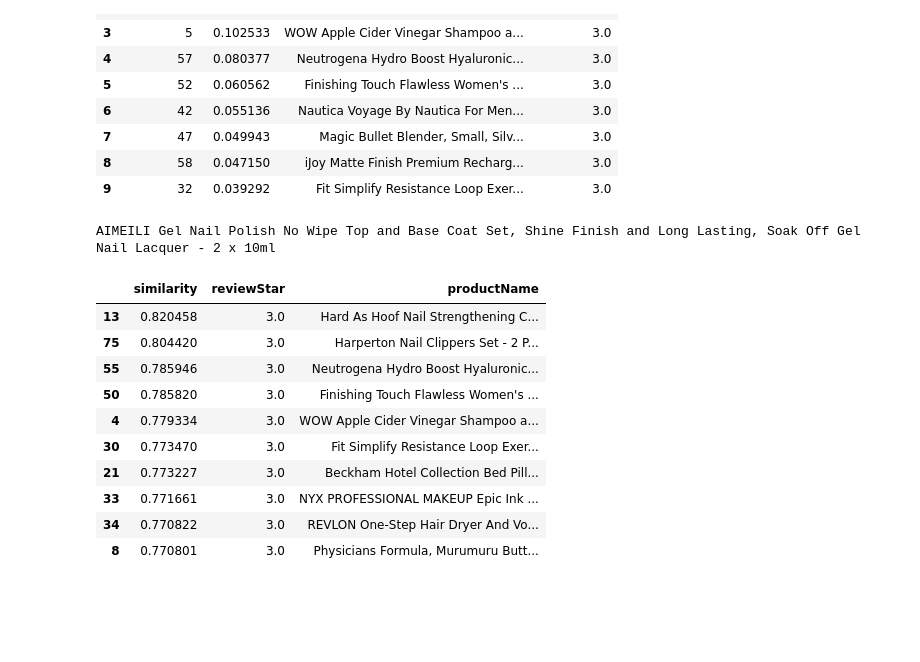
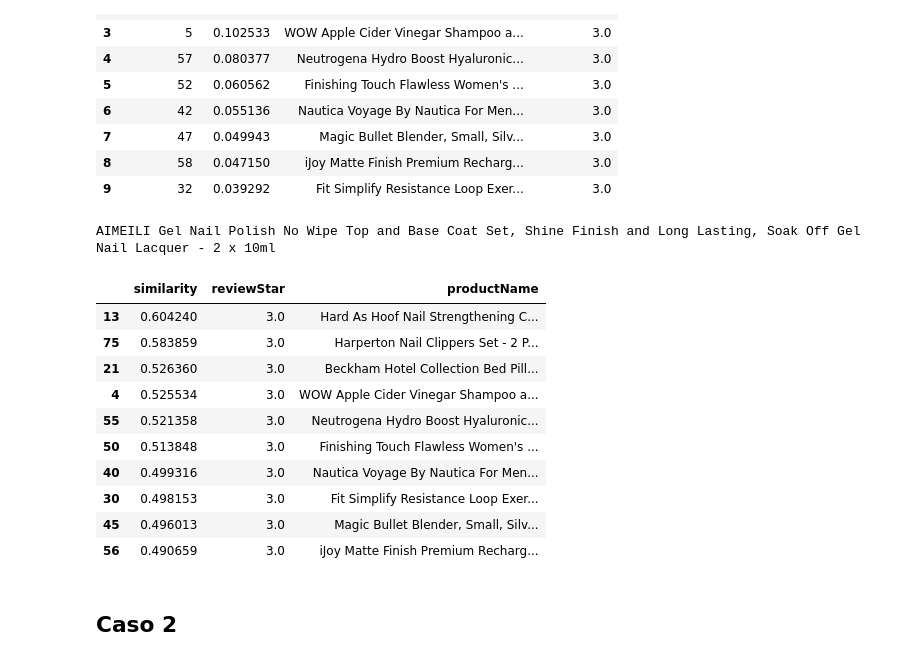
Before and after one commit to yanruwu/hackio-lab-nlp, a Jupyter notebook: modulo09-leccion06-nlp-LAB.ipynb, the cells around one changed output. Cells and saved outputs as stored; diff of their text form; code cells hidden in the pictures; blank space fills up the shorter version.

```diff
--- a/modulo09-leccion06-nlp-LAB.ipynb
+++ b/modulo09-leccion06-nlp-LAB.ipynb
@@ -343,17 +349,19 @@ def get_compound_rec(product_id, review_weight=0.5, n_recs=10):
     result["productName"] = merged["productName_x"]
     return result.sort_values(by="similarity", ascending=False).head(n_recs)
 # %%
-get_compound_rec(29, review_weight=0.8)
+get_compound_rec(29, review_weight=0.5)
 # %% [output]
 AIMEILI Gel Nail Polish No Wipe Top and Base Coat Set, Shine Finish and Long Lasting, Soak Off Gel Nail Lacquer - 2 x 10ml
 |  | similarity | reviewStar | productName |
-| 13 | 0.820458 | 3.0 | Hard As Hoof Nail Strengthening C... |
-| 75 | 0.804420 | 3.0 | Harperton Nail Clippers Set - 2 P... |
-| 55 | 0.785946 | 3.0 | Neutrogena Hydro Boost Hyaluronic... |
-| 50 | 0.785820 | 3.0 | Finishing Touch Flawless Women's ... |
-| 4 | 0.779334 | 3.0 | WOW Apple Cider Vinegar Shampoo a... |
-| 30 | 0.773470 | 3.0 | Fit Simplify Resistance Loop Exer... |
-| 21 | 0.773227 | 3.0 | Beckham Hotel Collection Bed Pill... |
-| 33 | 0.771661 | 3.0 | NYX PROFESSIONAL MAKEUP Epic Ink ... |
-| 34 | 0.770822 | 3.0 | REVLON One-Step Hair Dryer And Vo... |
-| 8 | 0.770801 | 3.0 | Physicians Formula, Murumuru Butt... |
+| 13 | 0.604240 | 3.0 | Hard As Hoof Nail Strengthening C... |
+| 75 | 0.583859 | 3.0 | Harperton Nail Clippers Set - 2 P... |
+| 21 | 0.526360 | 3.0 | Beckham Hotel Collection Bed Pill... |
+| 4 | 0.525534 | 3.0 | WOW Apple Cider Vinegar Shampoo a... |
+| 55 | 0.521358 | 3.0 | Neutrogena Hydro Boost Hyaluronic... |
+| 50 | 0.513848 | 3.0 | Finishing Touch Flawless Women's ... |
+| 40 | 0.499316 | 3.0 | Nautica Voyage By Nautica For Men... |
+| 30 | 0.498153 | 3.0 | Fit Simplify Resistance Loop Exer... |
+| 45 | 0.496013 | 3.0 | Magic Bullet Blender, Small, Silv... |
+| 56 | 0.490659 | 3.0 | iJoy Matte Finish Premium Recharg... |
+# %% [markdown]
+## Caso 2
```
Also changed, not shown: parts of 19 cells of this notebook.
